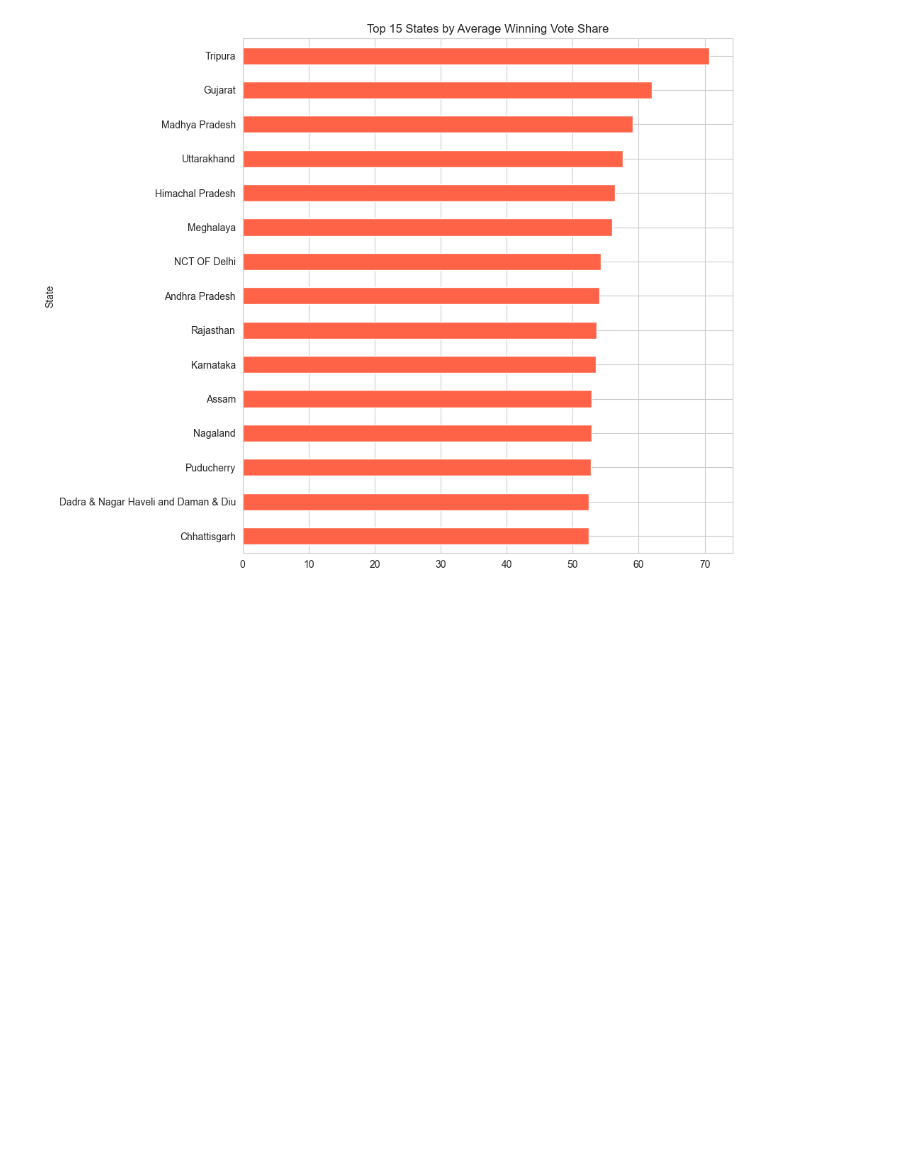
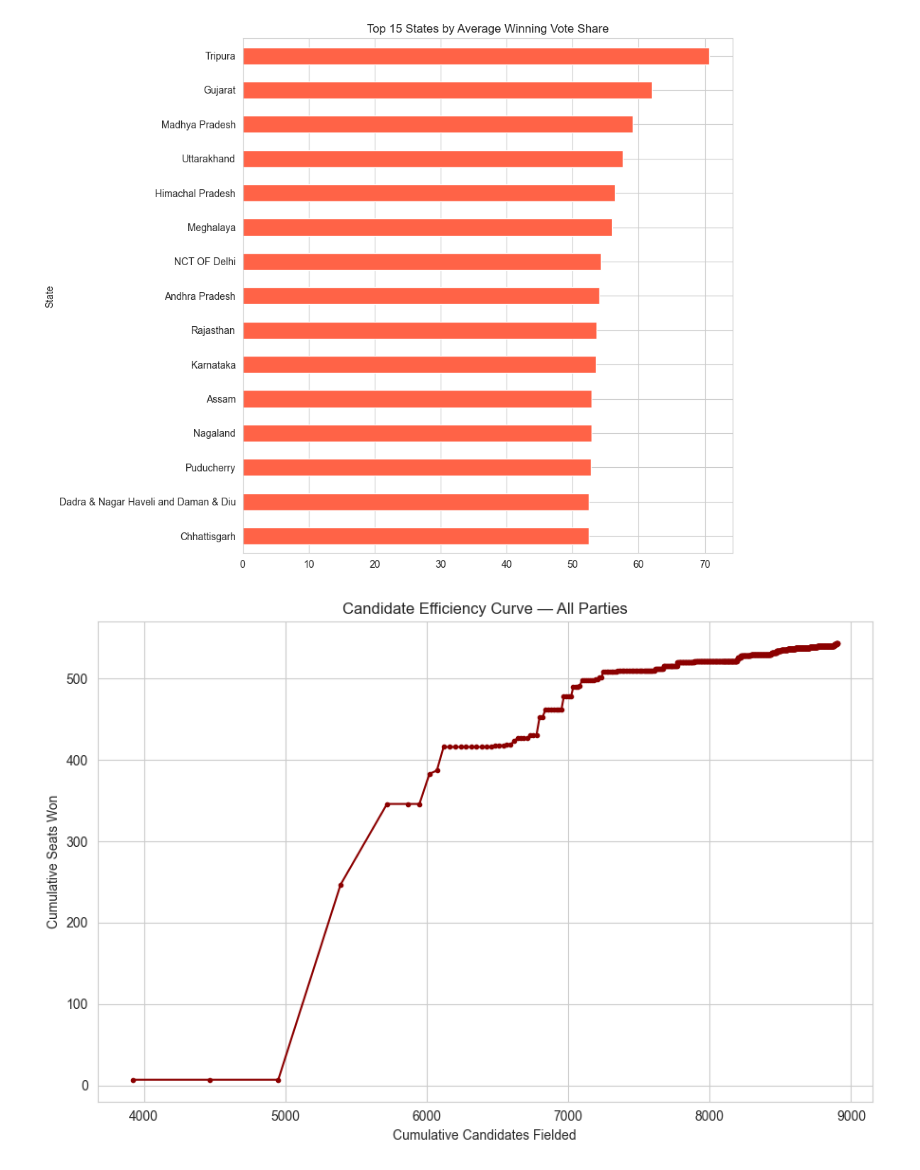
Before and after one commit to geershatisaxena/Election, a Jupyter notebook: res.ipynb, the cells around one changed output. Drawn from its saved outputs; the diff is of its cells as text; code cells hidden in the pictures; blank space fills up the shorter version.

```diff
--- a/res.ipynb
+++ b/res.ipynb
@@ -1544,3 +1544,14 @@ plt.gca().invert_yaxis()
 plt.tight_layout()
 # %% [output]
 [figure]
+# %%
+eff = pd.DataFrame({"fielded": candidates_fielded, "won": seats_won}).fillna(0)
+eff = eff.sort_values("fielded", ascending=False)
+plt.figure(figsize=(9, 6))
+plt.plot(eff["fielded"].cumsum().values, eff["won"].cumsum().values, marker="o", markersize=3, color="darkred")
+plt.xlabel("Cumulative Candidates Fielded")
+plt.ylabel("Cumulative Seats Won")
+plt.title("Candidate Efficiency Curve — All Parties")
+plt.tight_layout()
+# %% [output]
+[figure, added]
```
Also changed, not shown: parts of 6 cells of this notebook.
